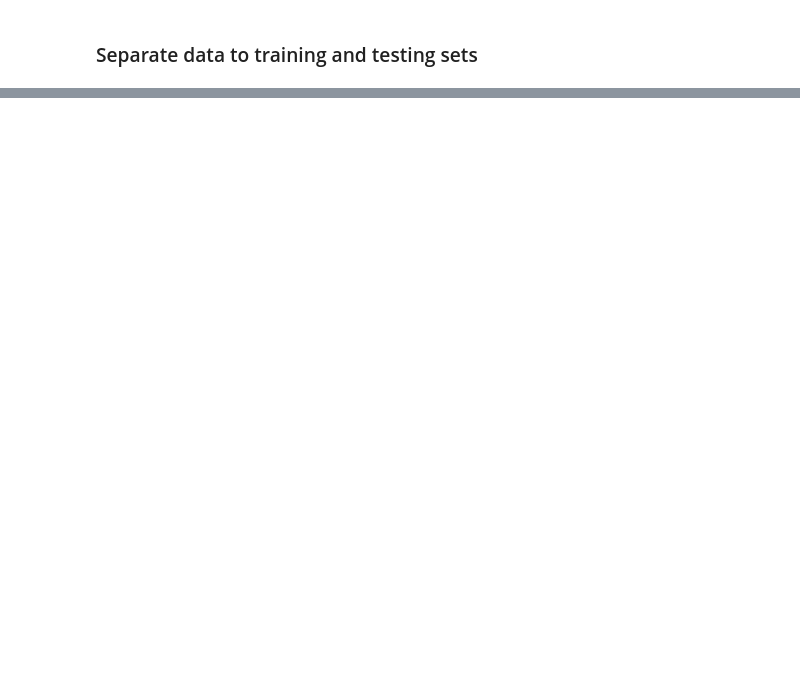
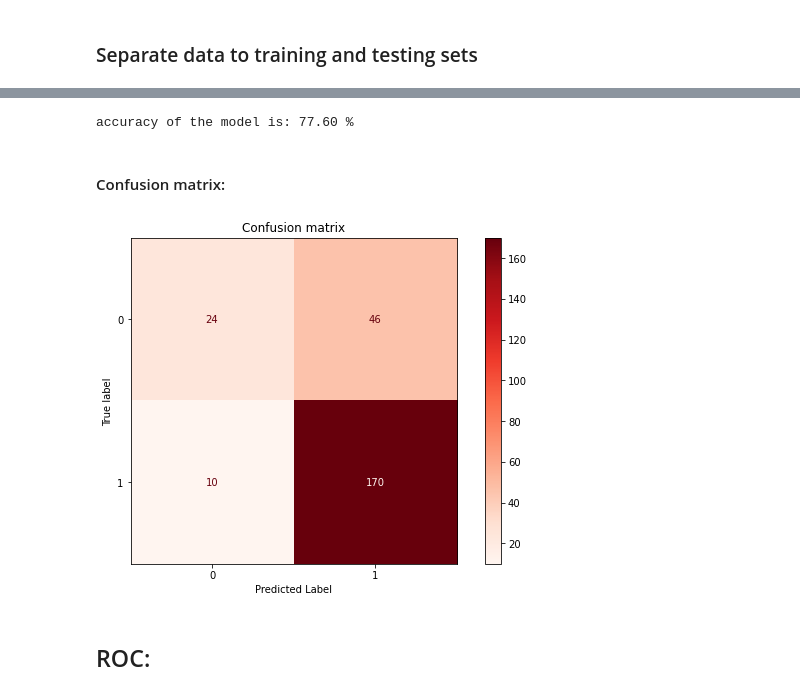
Before and after one commit to kggold4/final-project-intro-data-science, a Jupyter notebook: notebook3.ipynb, the cells around one changed output, grey strips where cells are left out. Cells and saved outputs as stored; diff of their text form; code cells hidden in the pictures; blank space fills up the shorter version.

```diff
--- a/notebook3.ipynb
+++ b/notebook3.ipynb
@@ -326,0 +398,17 @@ X_train, X_test, y_train, y_test = train_test_split(X, y, random_state=4)
+# %%
+# get the classifier
+lclf = LogisticRegression()
+
+# print accuracy
+print_accuracy(lclf, X_train, X_test, y_train, y_test)
+# %% [output]
+accuracy of the model is: 77.60 %
+# %% [markdown]
+#### Confusion matrix:
+# %%
+# plot the confusion matrix using the my_plot_confusion_matrix function
+my_plot_confusion_matrix(lclf, X_test, y_test)
+# %% [output]
+[figure, added]
+# %% [markdown]
+## ROC:
```
Also changed, not shown: parts of 14 cells of this notebook.
